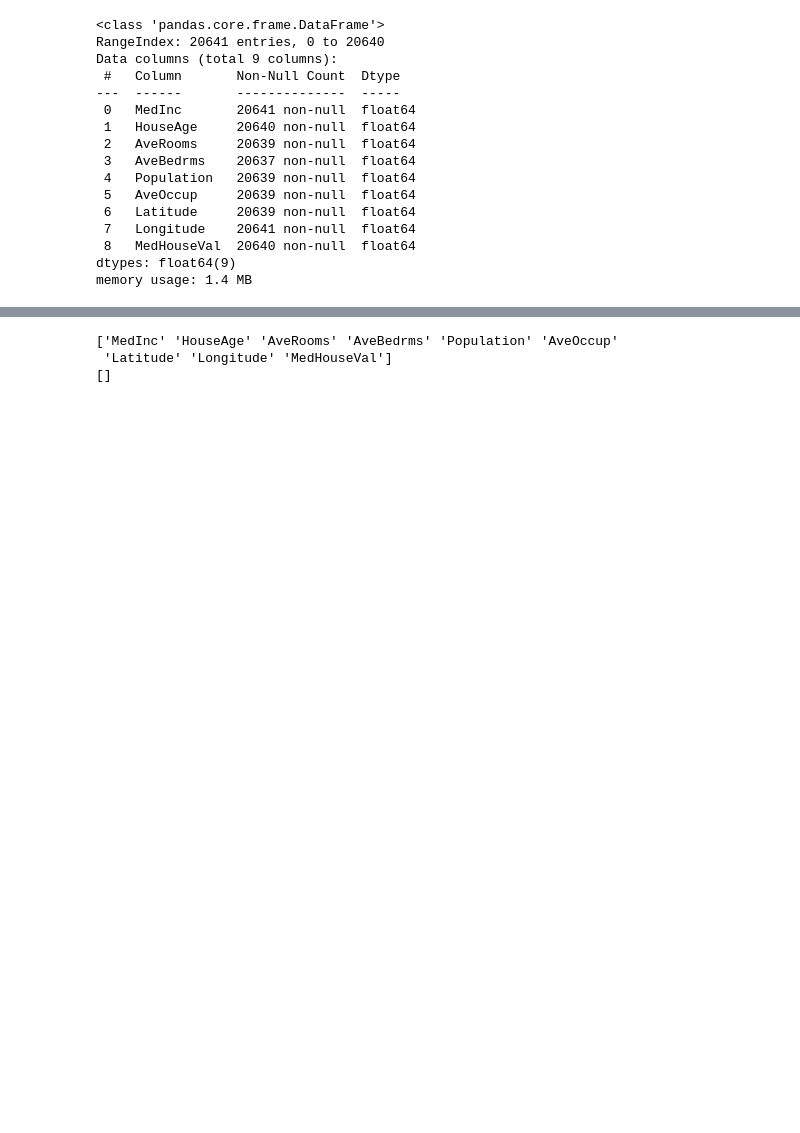
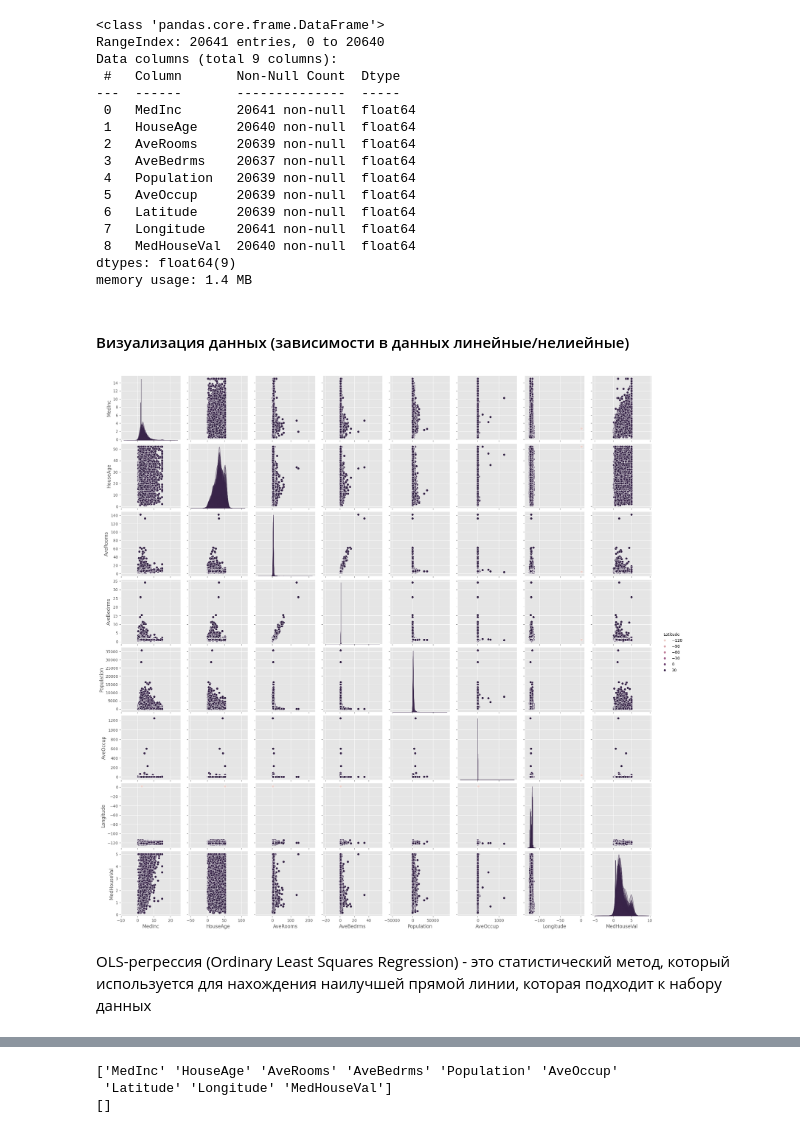
Before and after one commit to DianaShiryaeva/data_preparation, a Jupyter notebook: preparation_number_data.ipynb, the cells around one changed output, grey strips where cells are left out. Cells and saved outputs as stored; diff of their text form; code cells hidden in the pictures; blank space fills up the shorter version.

```diff
--- a/preparation_number_data.ipynb
+++ b/preparation_number_data.ipynb
@@ -57,3 +57,12 @@ Data columns (total 9 columns):
  8   MedHouseVal  20640 non-null  float64
 dtypes: float64(9)
 memory usage: 1.4 MB
+# %% [markdown]
+#### Визуализация данных (зависимости в данных линейные/нелиейные)
+# %%
+sns.pairplot(df, hue='Latitude', diag_kind='kde')
+plt.show()
+# %% [output]
+[figure, added]
+# %% [markdown]
+OLS-регрессия (Ordinary Least Squares Regression) - это статистический метод, который используется для нахождения наилучшей прямой линии, которая подходит к набору данных
```
Also changed, not shown: parts of 5 cells of this notebook, 3 other files.
